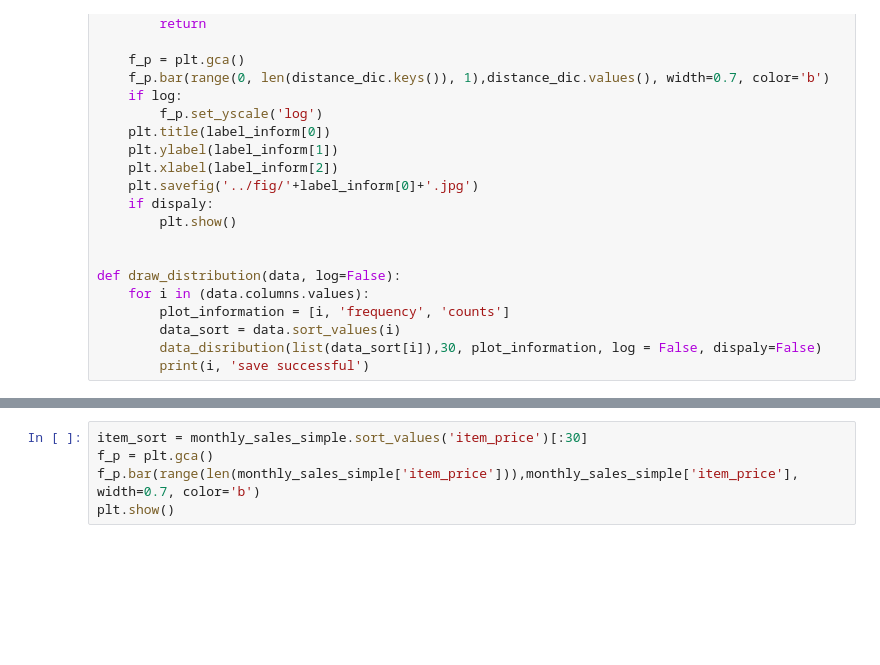
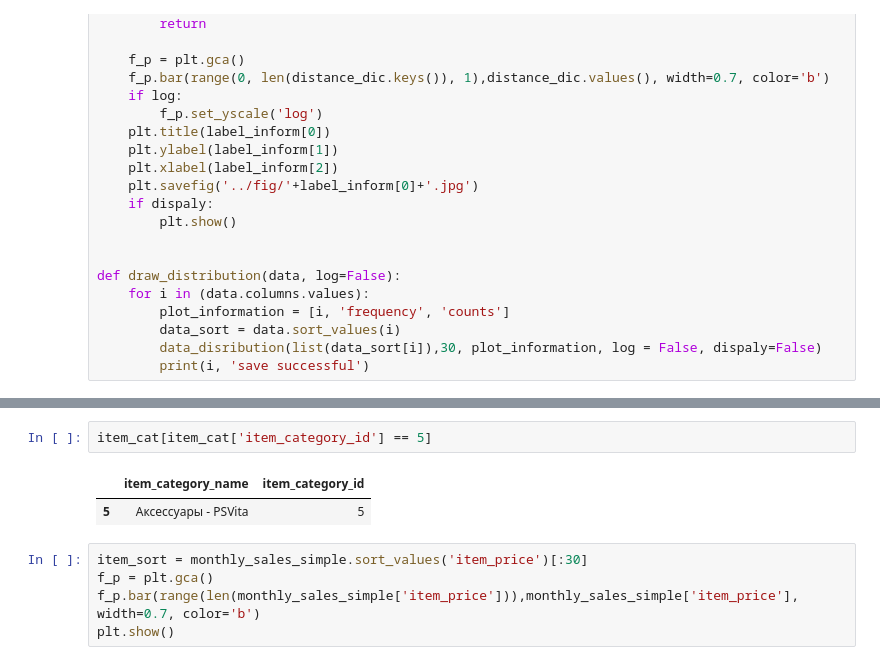
Before and after one commit to X1anghe/AIDM, a Jupyter notebook: Assignment2/src/DataVisualisation.ipynb, the cells around one changed output, grey strips where cells are left out. Cells and saved outputs as stored; diff of their text form; blank space fills up the shorter version.

```diff
--- a/Assignment2/src/DataVisualisation.ipynb
+++ b/Assignment2/src/DataVisualisation.ipynb
@@ -112,3 +113,8 @@ data_disribution(list(item_sort['item_category_id']),15, plot_information, log =
+# %%
+item_cat[item_cat['item_category_id'] == 5]
+# %% [output]
+|  | item_category_name | item_category_id |
+| 5 | Аксессуары - PSVita | 5 |
 # %%
 item_sort = monthly_sales_simple.sort_values('item_price')[:30]
 f_p = plt.gca()
```
Also changed, not shown: parts of 19 cells of this notebook, 5 other files.
